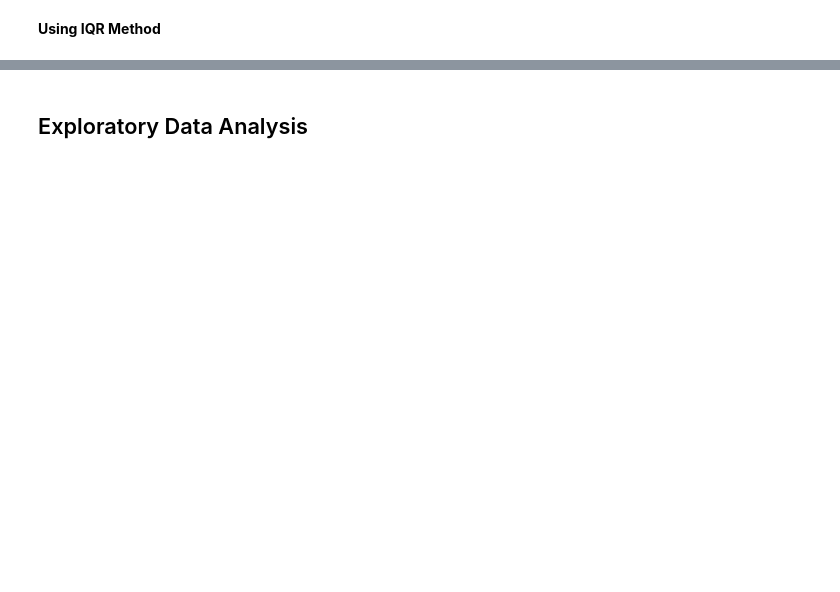
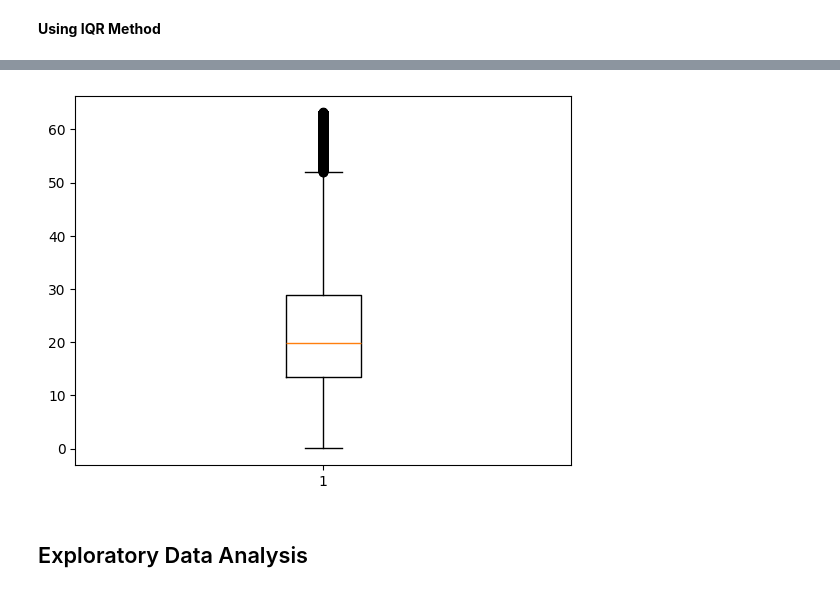
Before and after one commit to suparnachowdhury/Hypothesis-Testing-for-Taxi-Revenue-Optimization, a Jupyter notebook: Hypothesis Testing for Taxi Revenue Optimization.ipynb, the cells around one changed output, grey strips where cells are left out. Saved outputs shown, nothing was run; the diff lists cells and outputs as text; code cells hidden in the pictures; blank space fills up the shorter version.

```diff
--- a/Hypothesis Testing for Taxi Revenue Optimization.ipynb
+++ b/Hypothesis Testing for Taxi Revenue Optimization.ipynb
@@ -310,12 +316,12 @@ plt.show()
 # %% [markdown]
 **Using IQR Method**
 # %%
-Q1= data['fare_amount'].quantile(0.25)
-Q3= data['fare_amount'].quantile(0.75)
+for col in ['trip_distance', 'fare_amount', 'duration']:
+    Q1= data[col].quantile(0.25)
+    Q3= data[col].quantile(0.75)
 
-IQR = Q3-Q1
+    IQR = Q3-Q1
 
-lower_bound = Q1 - 1.5 * IQR
-upper_bound = Q3 + 1.5 * IQR
-
-data = data[(data['fare_amount'] >= lower_bound) & (data['fare_amount'] <= upper_bound)]
+    lower_bound = Q1 - 1.5 * IQR
+    upper_bound = Q3 + 1.5 * IQR
+    data = data[(data[col] >= lower_bound) & (data[col] <= upper_bound)]
@@ -322,2 +340,7 @@ data = data[(data['fare_amount'] >= lower_bound) & (data['fare_amount'] <= upper
+# %%
+plt.boxplot(data['fare_amount'])
+plt.show()
+# %% [output]
+[figure, added]
 # %% [markdown]
 ## Exploratory Data Analysis
```
Also changed, not shown: parts of 5 cells of this notebook.
